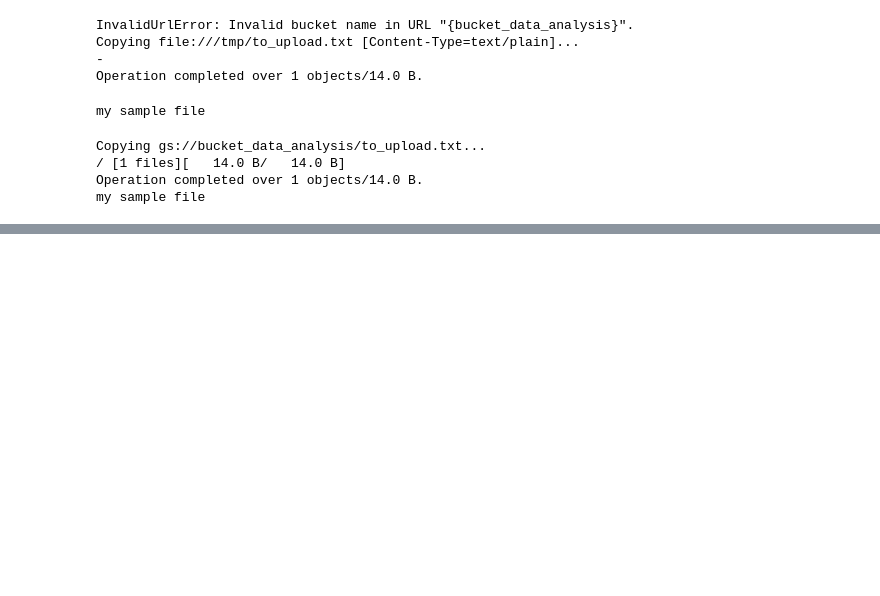
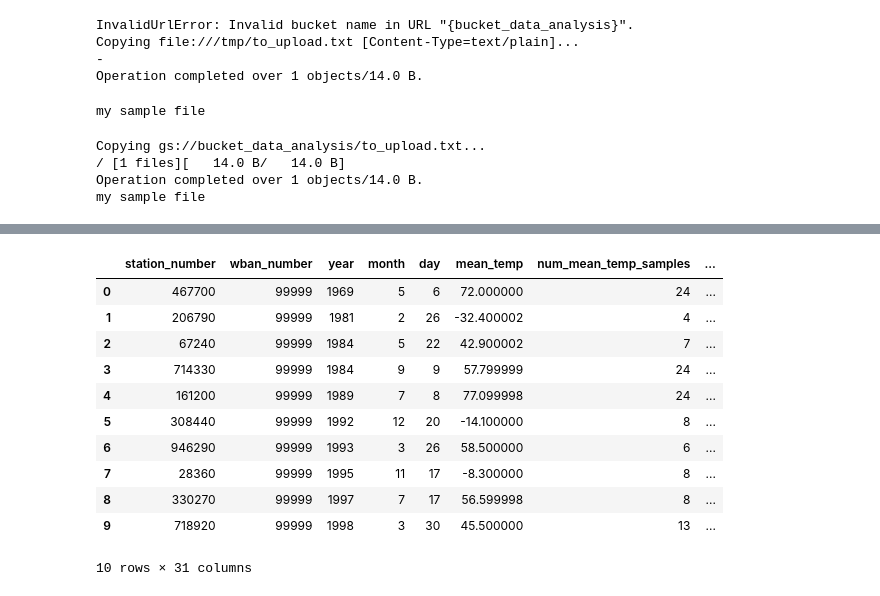
Before and after one commit to NOURDINEEEE/Data_Science_Project1, a Jupyter notebook: Data_analysis_TT_Colab_GitHub.ipynb, the cells around one changed output, grey strips where cells are left out. Cells and saved outputs as stored; diff of their text form; code cells hidden in the pictures; blank space fills up the shorter version.

```diff
--- a/Data_analysis_TT_Colab_GitHub.ipynb
+++ b/Data_analysis_TT_Colab_GitHub.ipynb
@@ -112,0 +184,3 @@ my sample file
+# %%
+df.head(10)
+# %% [output]
@@ -112,0 +188,12 @@ my sample file
+|  | station_number | wban_number | year | month | day | mean_temp | num_mean_temp_samples | ... |
+| 0 | 467700 | 99999 | 1969 | 5 | 6 | 72.000000 | 24 | ... |
+| 1 | 206790 | 99999 | 1981 | 2 | 26 | -32.400002 | 4 | ... |
+| 2 | 67240 | 99999 | 1984 | 5 | 22 | 42.900002 | 7 | ... |
+| 3 | 714330 | 99999 | 1984 | 9 | 9 | 57.799999 | 24 | ... |
+| 4 | 161200 | 99999 | 1989 | 7 | 8 | 77.099998 | 24 | ... |
+| 5 | 308440 | 99999 | 1992 | 12 | 20 | -14.100000 | 8 | ... |
+| 6 | 946290 | 99999 | 1993 | 3 | 26 | 58.500000 | 6 | ... |
+| 7 | 28360 | 99999 | 1995 | 11 | 17 | -8.300000 | 8 | ... |
+| 8 | 330270 | 99999 | 1997 | 7 | 17 | 56.599998 | 8 | ... |
+| 9 | 718920 | 99999 | 1998 | 3 | 30 | 45.500000 | 13 | ... |
+10 rows × 31 columns
```
Also changed, not shown: parts of 11 cells of this notebook.
